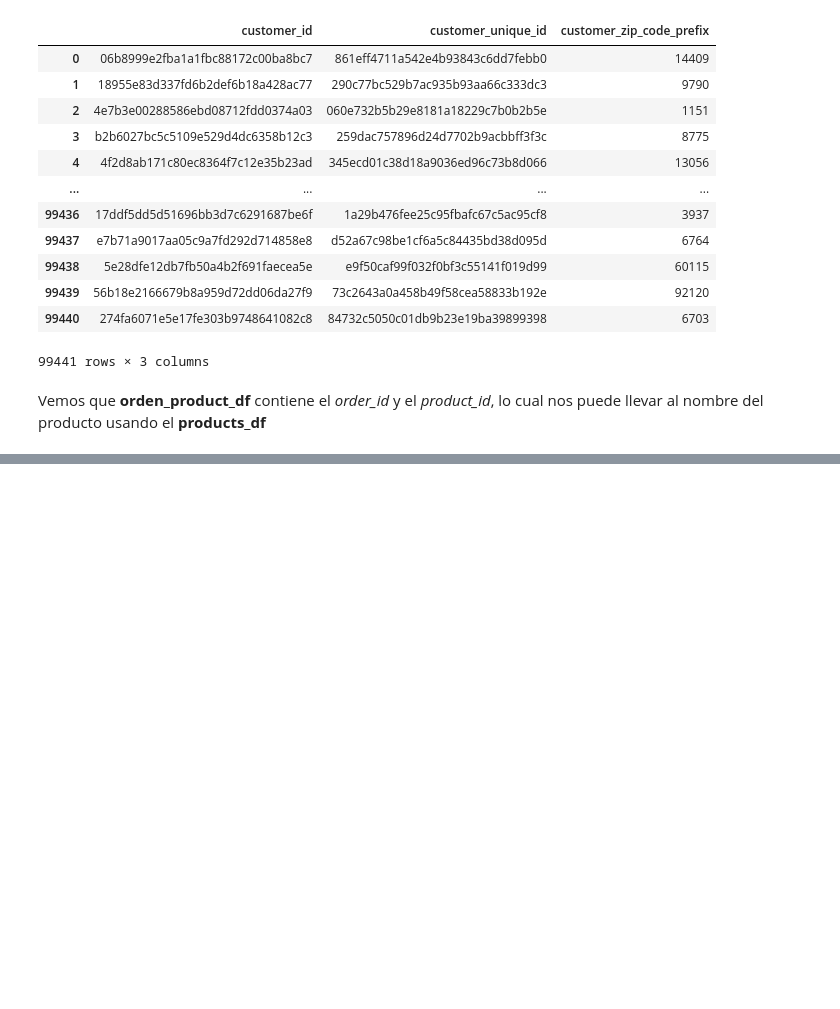
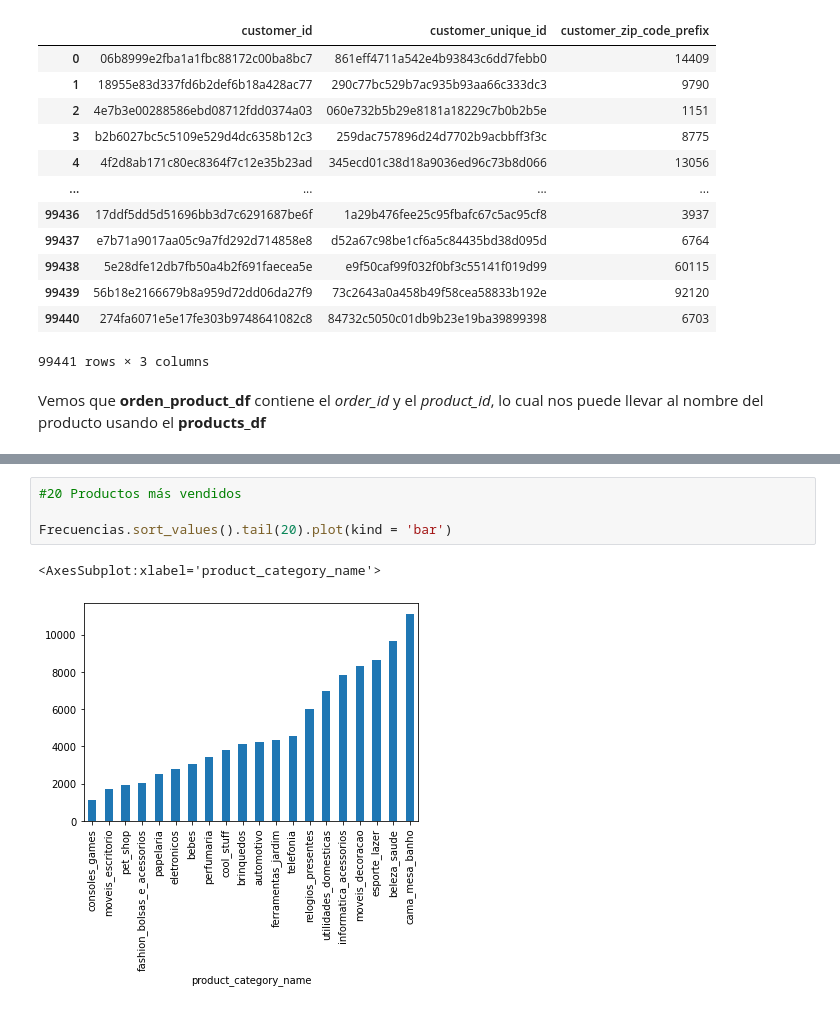
Before and after one commit to Platzi-Master-C10-Brazilian-Ecommerce/Base-Analysis, a Jupyter notebook: A_priori_algorithm.ipynb, the cells around one changed output, grey strips where cells are left out. Saved outputs shown, nothing was run; the diff lists cells and outputs as text; blank space fills up the shorter version.

```diff
--- a/A_priori_algorithm.ipynb
+++ b/A_priori_algorithm.ipynb
@@ -159,0 +226,7 @@ Order_Product_Customer
+# %%
+#20 Productos más vendidos
+
+Frecuencias.sort_values().tail(20).plot(kind = 'bar')
+# %% [output]
+<AxesSubplot:xlabel='product_category_name'>
+[figure, added]
```
Also changed, not shown: parts of 13 cells of this notebook.
